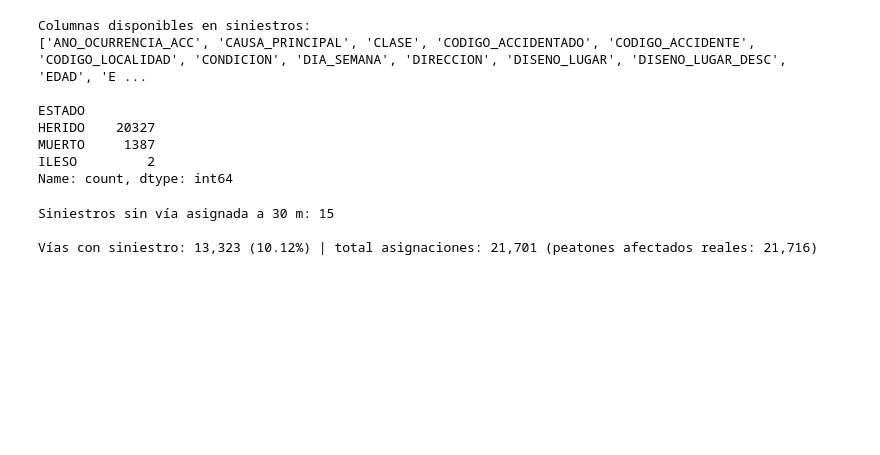
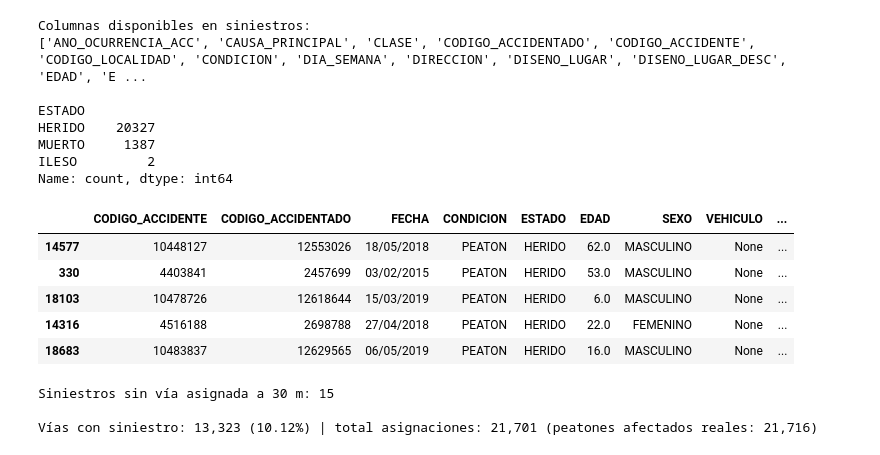
Before and after one commit to BryHerNi21/TT, a Jupyter notebook: Union_segmentos2.ipynb, the cells around one changed output. Cells and saved outputs as stored; diff of their text form; code cells hidden in the pictures; blank space fills up the shorter version.

Commit message:
Actualiza Union_segmentos2 y elimina modelo_FDS_peatonal_organizado

```diff
--- a/Union_segmentos2.ipynb
+++ b/Union_segmentos2.ipynb
@@ -390,6 +390,15 @@ HERIDO    20327
 MUERTO     1387
 ILESO         2
 Name: count, dtype: int64
+# %%
+siniestros.head()
+# %% [output]
+|  | CODIGO_ACCIDENTE | CODIGO_ACCIDENTADO | FECHA | CONDICION | ESTADO | EDAD | SEXO | VEHICULO | ... |
+| 14577 | 10448127 | 12553026 | 18/05/2018 | PEATON | HERIDO | 62.0 | MASCULINO | None | ... |
+| 330 | 4403841 | 2457699 | 03/02/2015 | PEATON | HERIDO | 53.0 | MASCULINO | None | ... |
+| 18103 | 10478726 | 12618644 | 15/03/2019 | PEATON | HERIDO | 6.0 | MASCULINO | None | ... |
+| 14316 | 4516188 | 2698788 | 27/04/2018 | PEATON | HERIDO | 22.0 | FEMENINO | None | ... |
+| 18683 | 10483837 | 12629565 | 06/05/2019 | PEATON | HERIDO | 16.0 | MASCULINO | None | ... |
 # %%
 def agregar_siniestros(umbral_m=UMBRAL_SINIESTROS_M):
     base_sin = siniestros.reset_index(drop=True).copy()
```
Also changed, not shown: parts of 4 cells of this notebook, 1 other file.
